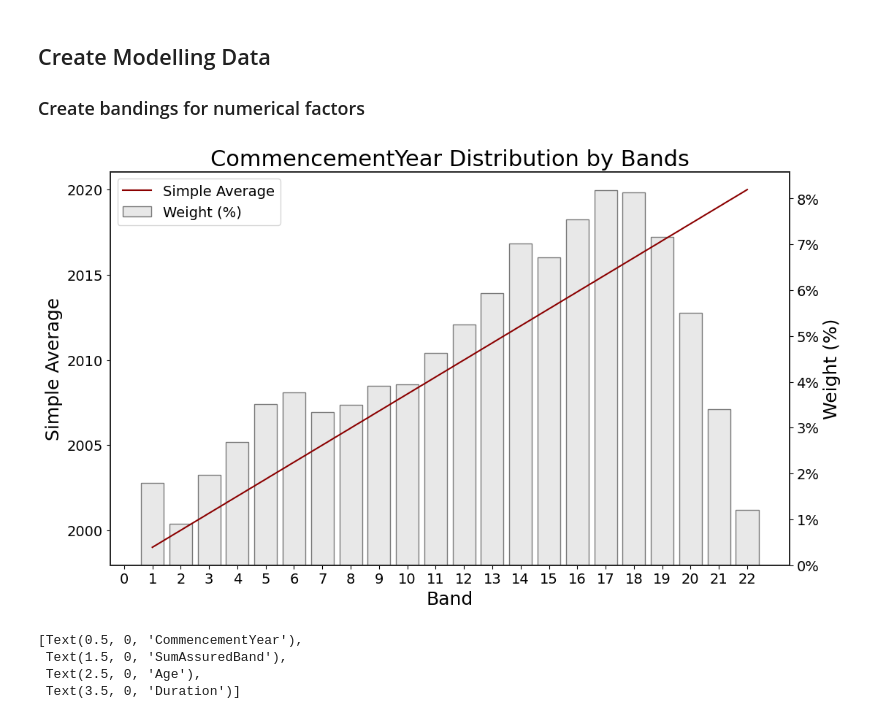
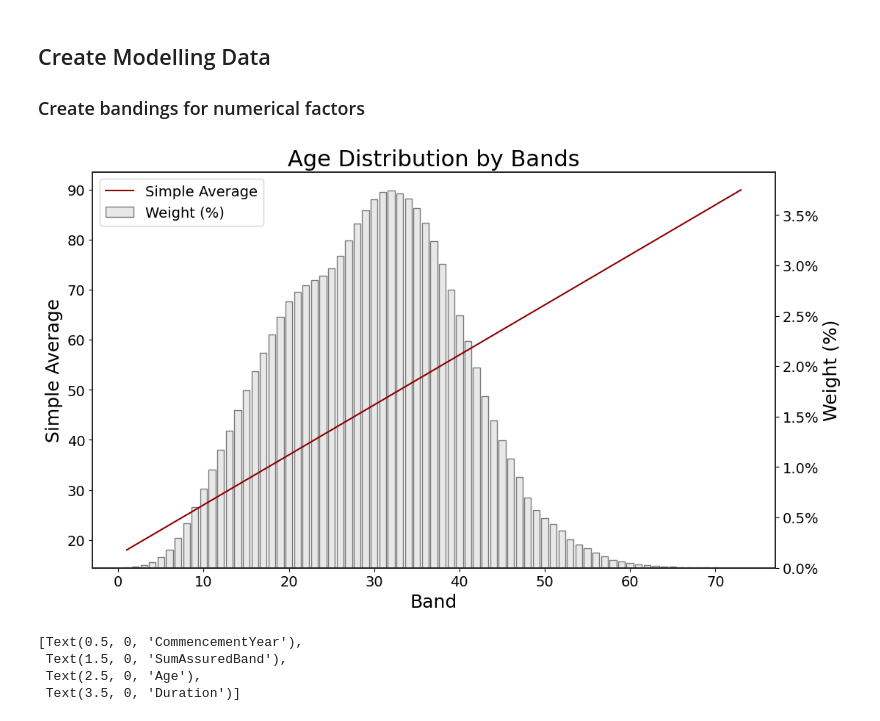
Before and after one commit to ckjackytam/ifoa-ds-health-care-wp, a Jupyter notebook: Python/Notebooks/Build-Better-Base/DB/01 - Create Modelling Data.ipynb, the cells around one changed output. Cells and saved outputs as stored; diff of their text form; code cells hidden in the pictures.

```diff
--- a/Python/Notebooks/Build-Better-Base/DB/01 - Create Modelling Data.ipynb
+++ b/Python/Notebooks/Build-Better-Base/DB/01 - Create Modelling Data.ipynb
@@ -406,13 +406,12 @@ tick_fontsize = 14
 label_fontsize = 18
 title_fontsize = 22
 
-v = "CommencementYear"
+v = "Age"
 y1_label = "Simple Average"
 y2_label = "Weight (%)"
 
 ###################################################################
 ###################################################################
-
 
 # Check one variable to ensure that the GAM bandings are working as intended
 df_data_gb = df_data.groupby([v + "_level"], dropna=False).agg(
@@ -438,31 +437,8 @@ ax.set_ylabel(leftylabel, fontsize=label_fontsize)
 
 # Set the primary y-tickers
 ax_vals = ax.get_yticks()
-r = 2 if max(ax_vals) < 3 else 0
 ax_vals = np.unique(np.round(ax_vals, 0))
 ax.yaxis.set_major_locator(mtick.FixedLocator(ax_vals))
-leftyticklabels = [f"{x:.{r}f}" for x in ax_vals]
-ax.set_yticklabels(leftyticklabels, fontsize=tick_fontsize)
-
-# Set the x-axis tickers
-min_index = df_data_gb.index.min() - 1
-max_index = df_data_gb.index.max()
-index_range = max_index - min_index
-
-if index_range <= 25:
-    step = 1
-elif index_range <= 50:
-    step = 5
-elif index_range <= 100:
-    step = 10
-else:
-    step = 20
-
-tick_positions = np.arange(min_index, max_index + step, step)
-tick_labels = [f"{x:.0f}" for x in tick_positions]
-
-ax.xaxis.set_major_locator(mtick.FixedLocator(tick_positions))
-ax.set_xticklabels(tick_labels, fontsize=tick_fontsize)
 
 ax.set_xlabel(
     f"Band",
@@ -473,48 +449,40 @@ ax.set_xlabel(
 df_data_gb[weight] /= df_data_gb[weight].sum()
 
 ax1 = ax.twinx()
 ax1.bar(
     df_data_gb.index,
     df_data_gb[weight],
     color="lightgray",
     alpha=0.5,
     ec="k",
     label=y2_label,
 )
 
 # Format secondary y-axis tickers
 vals = ax1.get_yticks()
-min_vals = min(vals)
-max_vals = max(vals)
-vals_range = max_vals - min_vals
+diff = np.min(np.diff(vals))
+dp = utility.round_down_to_power_of_10(diff)
+dp = int(max(np.abs(np.log10(dp)) - 2, 0))
 
-if vals_range > 0.05:
-    dp = 0
-elif vals_range >= 0.02 and vals_range <= 0.05:
-    dp = 1
-elif vals_range >= 0.01 and vals_range < 0.02:
-    dp = 2
-else:
-    dp = 3
-rightyticklabels = [f"{x*100:.{dp}f}%" for x in vals]
-ax1.yaxis.set_major_locator(mtick.FixedLocator(vals))
-ax1.set_yticklabels(rightyticklabels, fontsize=tick_fontsize)
+ax1.yaxis.set_major_formatter(plt.FuncFormatter(lambda x, p: f"{x:.{dp}%}"))
 ax1.set_ylabel(y2_label, fontsize=label_fontsize)
 
 # Combine legends
 lines, labels = ax.get_legend_handles_labels()
 bars, bar_labels = ax1.get_legend_handles_labels()
 ax.legend(lines + bars, labels + bar_labels, loc="best", fontsize=tick_fontsize)
 
 title = f"{v} Distribution by Bands"
 ax.set_title(title, fontsize=title_fontsize)
+ax.tick_params(axis="both", which="major", labelsize=tick_fontsize)
+ax1.tick_params(axis="y", which="major", labelsize=tick_fontsize)
 
 # Align the order of different layers
 ax.set_zorder(2)
 ax.patch.set_alpha(0)
 ax1.set_zorder(1)
 # %% [output]
-[figure, old version]
+[figure, new version]
 # %%
 # Check correlations between numerical variables
 num_list = [x + "_level" for x in num_feat]
```
Also changed, not shown: parts of 2 cells of this notebook.
